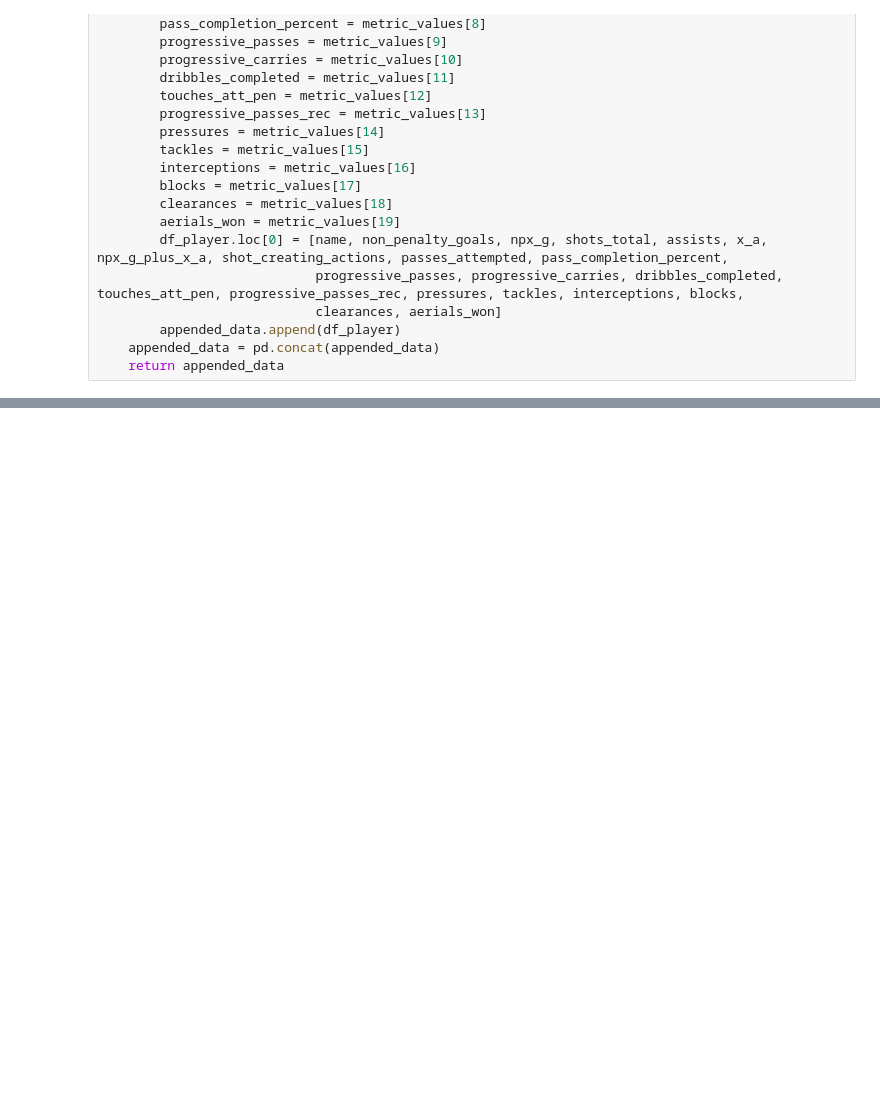
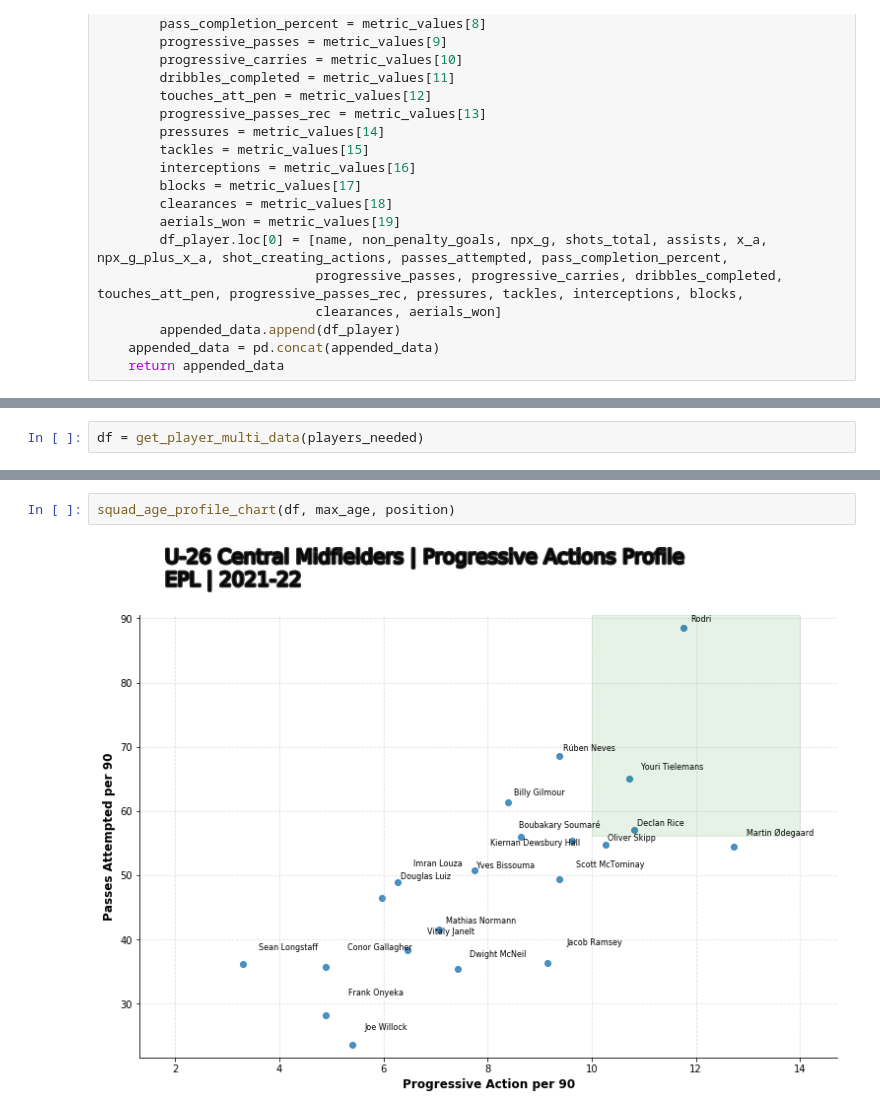
Before and after one commit to steveaq/Webs-Scraping-for-Fooball-Data-, a Jupyter notebook: FBREF - Building a Proxy Database.ipynb, the cells around one changed output, grey strips where cells are left out. Cells and saved outputs as stored; diff of their text form; blank space fills up the shorter version.

Commit message:
created charts & cleaned code" git push
'

:
"

""
""
""""

```diff
--- a/FBREF - Building a Proxy Database.ipynb
+++ b/FBREF - Building a Proxy Database.ipynb
@@ -290,0 +270,2 @@ get_player_multi_data(players_needed)
+# %%
+df = get_player_multi_data(players_needed)
@@ -290,0 +343,4 @@ get_player_multi_data(players_needed)
+# %%
+squad_age_profile_chart(df, max_age, position)
+# %% [output]
+[figure, added]
```
Also changed, not shown: parts of 3 cells of this notebook.
